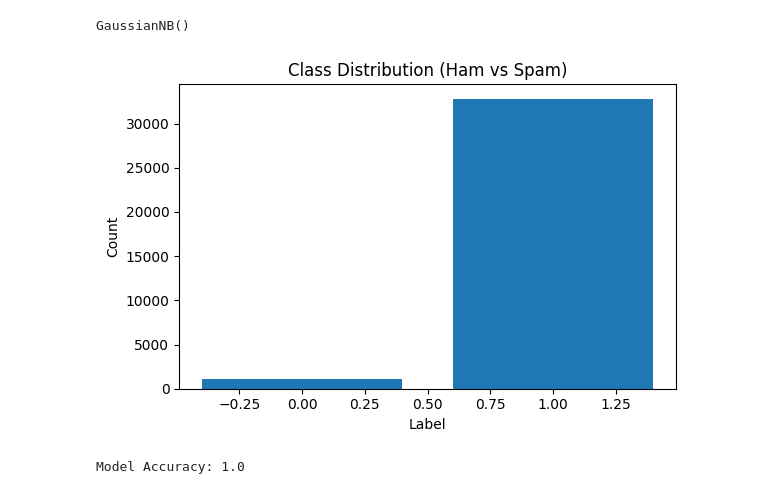
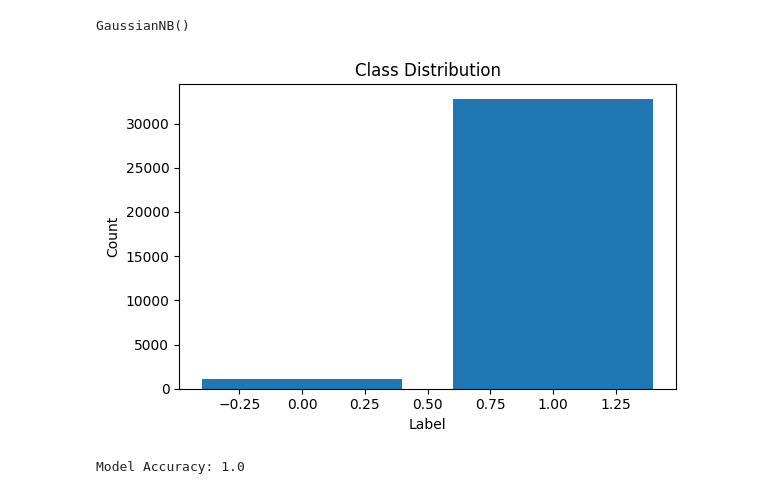
Before and after one commit to TrinaS05/NSL-KDD-Dataset, a Jupyter notebook: Untitled19.ipynb, the cells around one changed output. Saved outputs shown, nothing was run; the diff lists cells and outputs as text; code cells hidden in the pictures.

```diff
--- a/Untitled19.ipynb
+++ b/Untitled19.ipynb
@@ -98,16 +98,16 @@ GaussianNB()
 # %%
 
 label_counts = df["label"].value_counts()
 
 plt.figure(figsize=(6,4))
 plt.bar(label_counts.index, label_counts.values)
-plt.title("Class Distribution (Ham vs Spam)")
+plt.title("Class Distribution")
 plt.xlabel("Label")
 plt.ylabel("Count")
 plt.tight_layout()
 plt.show()
 # %% [output]
-[figure, old version]
+[figure, new version]
 # %%
 pred = model.predict(X_test)
 acc = accuracy_score(y_test, pred)
```
Also changed, not shown: parts of 1 cell of this notebook.
